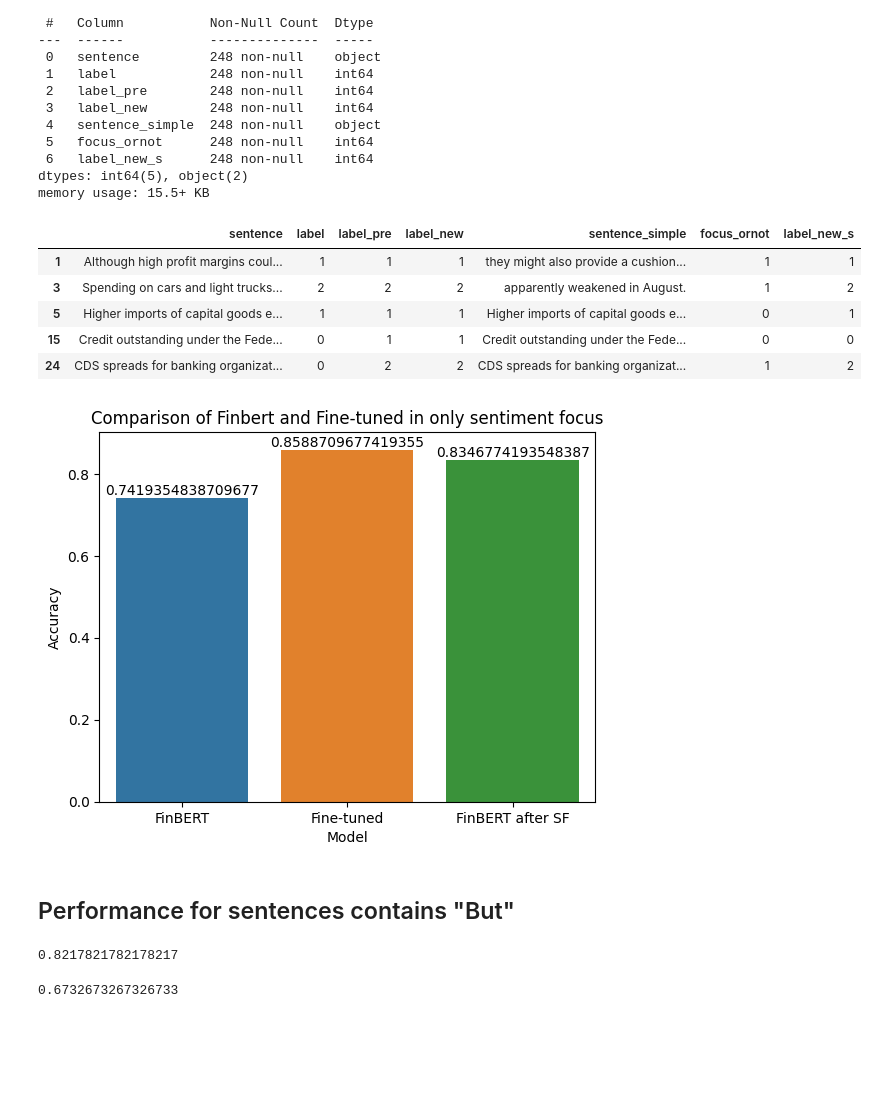
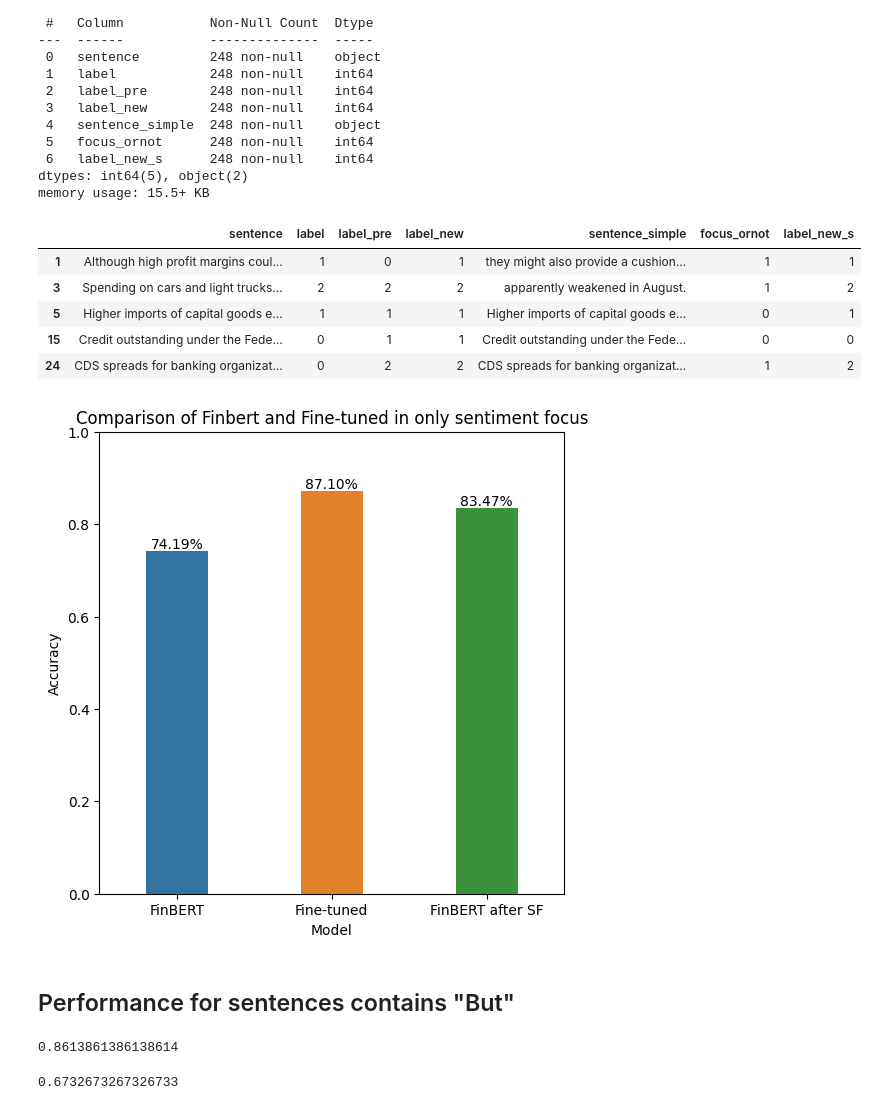
Before and after one commit to Incredible88/FinBERT-FOMC, a Jupyter notebook: Finbert-finetuned.ipynb, the cells around one changed output. Drawn from its saved outputs; the diff is of its cells as text; code cells hidden in the pictures; blank space fills up the shorter version.

```diff
--- a/Finbert-finetuned.ipynb
+++ b/Finbert-finetuned.ipynb
@@ -430,7 +417,7 @@ args = TrainingArguments(
         per_device_train_batch_size=32,
         per_device_eval_batch_size=32,
         num_train_epochs=5,
-        weight_decay=0.01,
+        weight_decay=0.005,
         load_best_model_at_end=True,
         metric_for_best_model='accuracy',
 )
@@ -625,4 +587,4 @@ data.head()
 # %%
 fine_tuned_model = (data['label_pre'] == data['label']).sum() / len(data)
 # %%
-finbert = (data['label_new'] == data['label']).sum() / len(data)
+finbert_acc = (data['label_new'] == data['label']).sum() / len(data)
@@ -629,15 +595,18 @@ finbert = (data['label_new'] == data['label']).sum() / len(data)
 # %%
 import seaborn as sns
 import matplotlib.pyplot as plt
+import pandas as pd
 
-data = pd.DataFrame({'Model': ['FinBERT', 'Fine-tuned'],
-                     'Accuracy': [finbert, fine_tuned_model]})
+data_d = pd.DataFrame({'Model': ['FinBERT', 'Fine-tuned'],
+                       'Accuracy': [finbert_acc, fine_tuned_model]})
 
-sns.barplot(x='Model', y='Accuracy', data=data)
+ax = sns.barplot(x='Model', y='Accuracy', width=0.3,data=data_d)
 
-for i, score in enumerate(data['Accuracy']):
-    plt.annotate(score, (i, score), ha='center', va='bottom')
 
+for i, score in enumerate(data_d['Accuracy']):
+    plt.annotate("{:.2%}".format(score), (i, score), ha='center', va='bottom')
+
+plt.ylim(0, 1)
 plt.title('Comparison of Finbert and Fine-tuned')
 plt.xlabel('Model')
 plt.ylabel('Accuracy')
@@ -678,27 +647,35 @@ finbert_sf = (data_change['label'] == data_change['label_new_s']).sum() / len(da
 data_change.head()
 # %% [output]
 |  | sentence | label | label_pre | label_new | sentence_simple | focus_ornot | label_new_s |
-| 1 | Although high profit margins coul... | 1 | 1 | 1 | they might also provide a cushion... | 1 | 1 |
+| 1 | Although high profit margins coul... | 1 | 0 | 1 | they might also provide a cushion... | 1 | 1 |
 | 3 | Spending on cars and light trucks... | 2 | 2 | 2 | apparently weakened in August. | 1 | 2 |
 | 5 | Higher imports of capital goods e... | 1 | 1 | 1 | Higher imports of capital goods e... | 0 | 1 |
 | 15 | Credit outstanding under the Fede... | 0 | 1 | 1 | Credit outstanding under the Fede... | 0 | 0 |
 | 24 | CDS spreads for banking organizat... | 0 | 2 | 2 | CDS spreads for banking organizat... | 1 | 2 |
 # %%
-data = pd.DataFrame({'Model': ['FinBERT', 'Fine-tuned','FinBERT after SF'],
+data_s = pd.DataFrame({'Model': ['FinBERT', 'Fine-tuned','FinBERT after SF'],
                      'Accuracy': [finbert_1, fine_tuned_model_1,finbert_sf]})
 
-sns.barplot(x='Model', y='Accuracy', data=data)
+plt.figure(figsize=(6, 6))
 
-for i, score in enumerate(data['Accuracy']):
-    plt.annotate(score, (i, score), ha='center', va='bottom')
+sns.barplot(x='Model', y='Accuracy', width=0.4, data=data_s)
 
+bars = ax.patches
+hatch_pattern = '////'
+for bar in bars:
+    bar.set_hatch(hatch_pattern)
+
+for i, score in enumerate(data_s['Accuracy']):
+    plt.annotate("{:.2%}".format(score), (i, score), ha='center', va='bottom')
+
+plt.ylim(0, 1)
 plt.title('Comparison of Finbert and Fine-tuned in only sentiment focus')
 plt.xlabel('Model')
 plt.ylabel('Accuracy')
 
 plt.show()
 # %% [output]
-[figure, old version]
+[figure, new version]
 # %% [markdown]
 ## Performance for sentences contains "But"
 # %%
@@ -708,7 +685,7 @@ data.to_csv('results.csv')
 # %%
 (new_df_but['label'] == new_df_but['label_pre']).sum() / len(new_df_but)
 # %% [output]
-0.8217821782178217
+0.8613861386138614
 # %%
 (new_df_but['label'] == new_df_but['label_new']).sum() / len(new_df_but)
 # %% [output]
```
Also changed, not shown: parts of 47 cells of this notebook.
